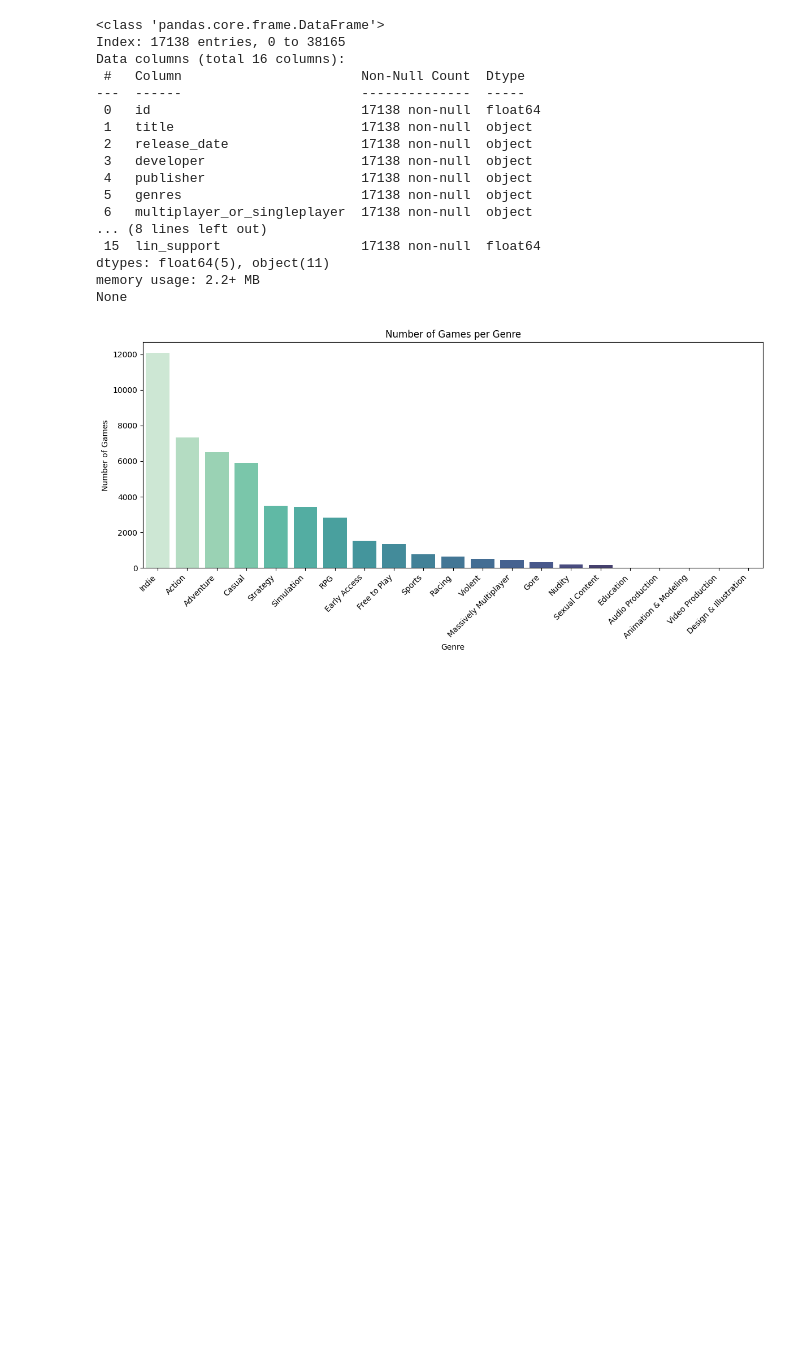
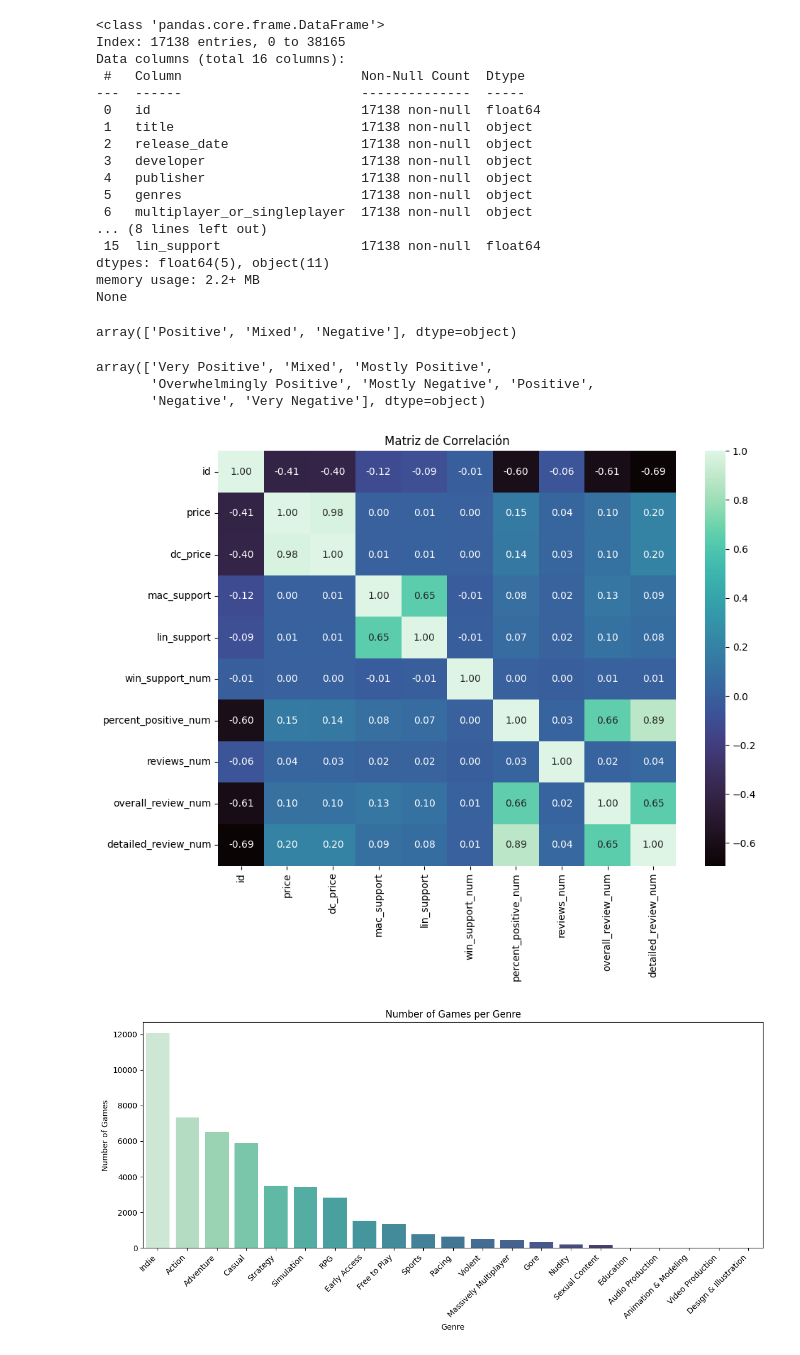
Before and after one commit to delav-dev/steam-pc-games-analysis, a Jupyter notebook: data_analysis.ipynb, the cells around one changed output. Saved outputs shown, nothing was run; the diff lists cells and outputs as text; code cells hidden in the pictures; blank space fills up the shorter version.

```diff
--- a/data_analysis.ipynb
+++ b/data_analysis.ipynb
@@ -247,6 +238,45 @@ Data columns (total 16 columns):
 dtypes: float64(5), object(11)
 memory usage: 2.2+ MB
 None
+# %%
+steam_data['overall_review'].unique()
+# %% [output]
+array(['Positive', 'Mixed', 'Negative'], dtype=object)
+# %%
+steam_data['detailed_review'].unique()
+# %% [output]
+array(['Very Positive', 'Mixed', 'Mostly Positive',
+       'Overwhelmingly Positive', 'Mostly Negative', 'Positive',
+       'Negative', 'Very Negative'], dtype=object)
+# %%
+# Select only numeric columns for correlation
+overall_review_map = {'Negative': 0, 'Mixed': 1, 'Positive': 2}
+detailed_review_map = {
+    'Very Negative': 0,
+    'Mostly Negative': 1,
+    'Negative': 2,
+    'Mixed': 3,
+    'Mostly Positive': 4,
+    'Positive': 5,
+    'Very Positive': 6,
+    'Overwhelmingly Positive': 7
+}
+
+steam_data['overall_review_num'] = steam_data['overall_review'].map(overall_review_map)
+steam_data['detailed_review_num'] = steam_data['detailed_review'].map(detailed_review_map)
+steam_data['win_support_num'] = steam_data['win_support'].astype(int)
+steam_data['percent_positive_num'] = steam_data['percent_positive'].astype(str).str.replace('%', '').astype(float) / 100
+steam_data['reviews_num'] = steam_data['reviews'].astype(int)
+
+numeric_cols = steam_data.select_dtypes(include=[np.number])
+matrix_corr = numeric_cols.corr()
+plt.figure(figsize=(10, 8))
+sns.heatmap(matrix_corr, annot=True, fmt=".2f", cmap='mako', cbar=True)
+plt.title('Matriz de Correlación')
+plt.tight_layout()
+plt.show()
+# %% [output]
+[figure, added]
 # %%
 # Split genres and explode
 game_genres = steam_data.assign(genres=steam_data['genres'].dropna().str.split(';')).explode('genres')
```
Also changed, not shown: parts of 3 cells of this notebook.
